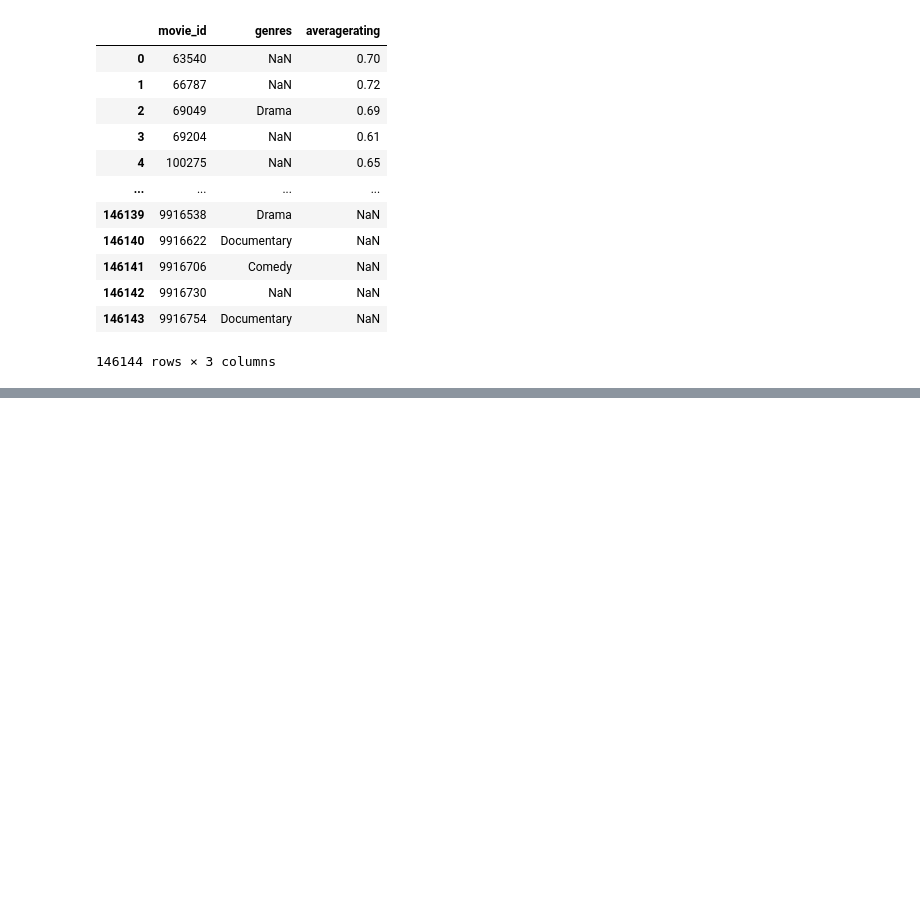
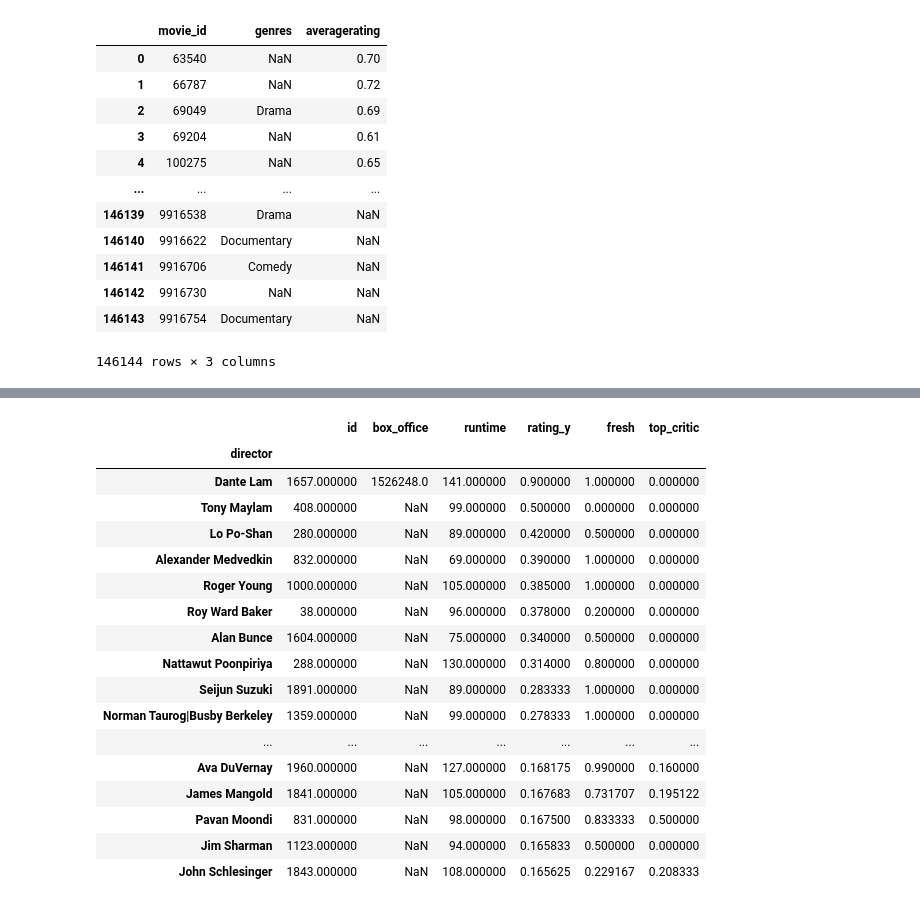
Before and after one commit to jwargodeloitte/intensive-final-project, a Jupyter notebook: SE_Data_Analysis.ipynb, the cells around one changed output, grey strips where cells are left out. Drawn from its saved outputs; the diff is of its cells as text; code cells hidden in the pictures; blank space fills up the shorter version.

```diff
--- a/SE_Data_Analysis.ipynb
+++ b/SE_Data_Analysis.ipynb
@@ -478,0 +554,27 @@ NameError: name 'info' is not defined
+# %%
+
+director_rating = join_info_reviews.groupby('director').mean()
+
+#director_rating['rating_y']
+sorted_df = director_rating.sort_values(by='rating_y',ascending=False)
+
+sorted_df.head(60)
+# %% [output]
+|  | id | box_office | runtime | rating_y | fresh | top_critic |
+| director |  |  |  |  |  |  |
+| Dante Lam | 1657.000000 | 1526248.0 | 141.000000 | 0.900000 | 1.000000 | 0.000000 |
+| Tony Maylam | 408.000000 | NaN | 99.000000 | 0.500000 | 0.000000 | 0.000000 |
+| Lo Po-Shan | 280.000000 | NaN | 89.000000 | 0.420000 | 0.500000 | 0.000000 |
+| Alexander Medvedkin | 832.000000 | NaN | 69.000000 | 0.390000 | 1.000000 | 0.000000 |
+| Roger Young | 1000.000000 | NaN | 105.000000 | 0.385000 | 1.000000 | 0.000000 |
+| Roy Ward Baker | 38.000000 | NaN | 96.000000 | 0.378000 | 0.200000 | 0.000000 |
+| Alan Bunce | 1604.000000 | NaN | 75.000000 | 0.340000 | 0.500000 | 0.000000 |
+| Nattawut Poonpiriya | 288.000000 | NaN | 130.000000 | 0.314000 | 0.800000 | 0.000000 |
+| Seijun Suzuki | 1891.000000 | NaN | 89.000000 | 0.283333 | 1.000000 | 0.000000 |
+| Norman Taurog|Busby Berkeley | 1359.000000 | NaN | 99.000000 | 0.278333 | 1.000000 | 0.000000 |
+| ... | ... | ... | ... | ... | ... | ... |
+| Ava DuVernay | 1960.000000 | NaN | 127.000000 | 0.168175 | 0.990000 | 0.160000 |
+| James Mangold | 1841.000000 | NaN | 105.000000 | 0.167683 | 0.731707 | 0.195122 |
+| Pavan Moondi | 831.000000 | NaN | 98.000000 | 0.167500 | 0.833333 | 0.500000 |
+| Jim Sharman | 1123.000000 | NaN | 94.000000 | 0.165833 | 0.500000 | 0.000000 |
+| John Schlesinger | 1843.000000 | NaN | 108.000000 | 0.165625 | 0.229167 | 0.208333 |
```
Also changed, not shown: parts of 33 cells of this notebook.
